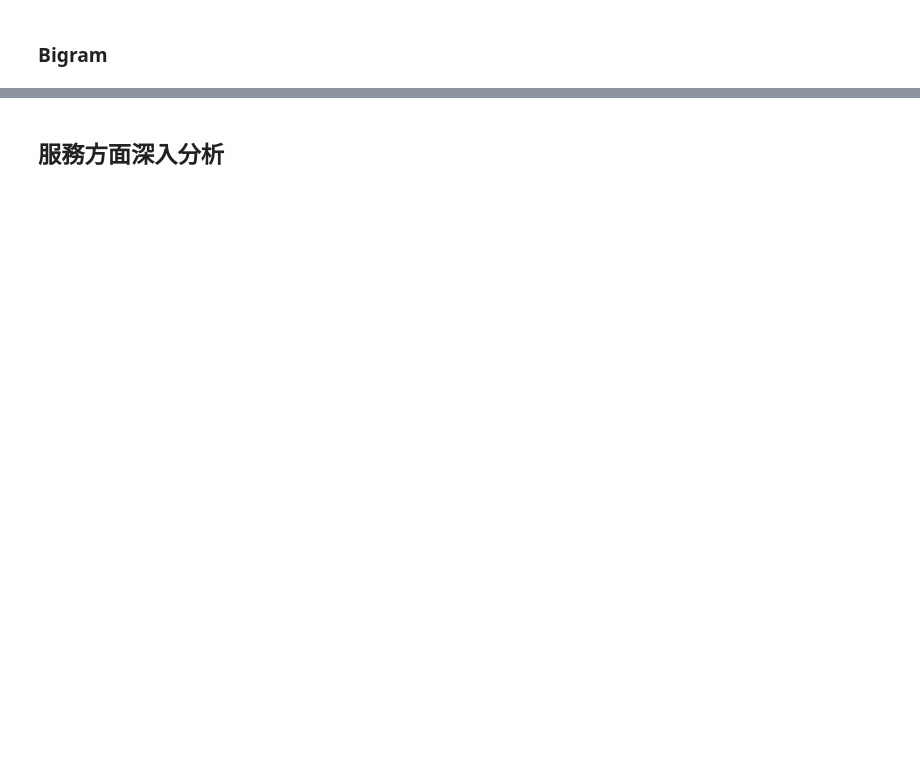
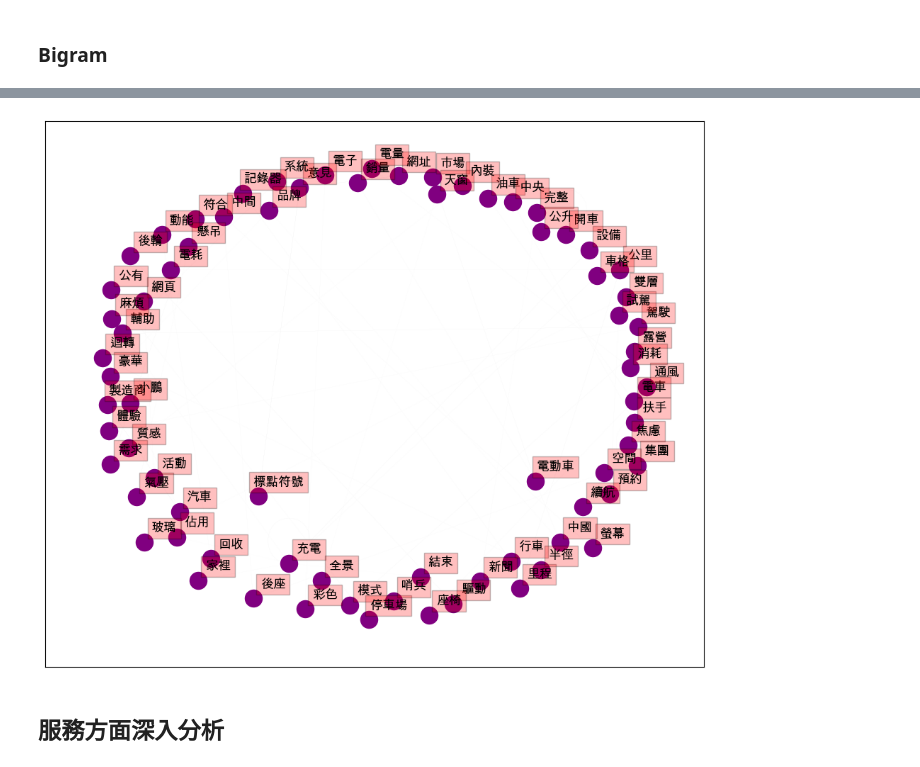
Before and after one commit to jerry791/SMA_project, a Jupyter notebook: project2.ipynb, the cells around one changed output, grey strips where cells are left out. Cells and saved outputs as stored; diff of their text form; code cells hidden in the pictures; blank space fills up the shorter version.

```diff
--- a/project2.ipynb
+++ b/project2.ipynb
@@ -447,0 +726,5 @@ Prefix dict has been built successfully.
+# %%
+bigramudist['word'] = bigramudist['word'].astype(str)
+# 使用FreqDist 取得 bigram 斷詞 與 bigram出現頻率
+bigramudist = FreqDist(bigramudist['word'].apply(lambda x: tuple(x.split(' '))))
+bigramudist.most_common(5)
@@ -447,0 +737,5 @@ Prefix dict has been built successfully.
+# %%
+# 建立bigram和count的dictionary
+# 這裡取最多的前50項
+d = {k:v for k,v in bigramudist.most_common(50)}
+d.items()
@@ -447,0 +744,12 @@ Prefix dict has been built successfully.
+# %%
+# Create network plot
+G = nx.Graph()
+
+# 建立 nodes 間的連結
+for k, v in [d][0].items():
+    print(k[0])
+    print(v)
+    G.add_edge(k[0], k[1], weight=v) # nodes：詞彙，weight：組合出現頻率
+
+# 取得edge權重
+weights = [w[2]['weight']*0.001 for w in  G.edges(data=True)]
@@ -448,2 +774,26 @@ Prefix dict has been built successfully.
+# %%
+fig, ax = plt.subplots(figsize=(12, 10))
+
+pos = nx.spring_layout(G, k=4)# k越大，斥力越小l;k越小，斥力越大
+
+# networks
+nx.draw_networkx(G, pos,
+                 font_size=16,
+                 width=weights,
+                 edge_color='grey',
+                 node_color='purple',
+                 with_labels = False,
+                 ax=ax)
+
+# 增加 labels
+for key, value in pos.items():
+    x, y = value[0]+.07, value[1]+.045
+    ax.text(x, y,
+            s=key,
+            bbox=dict(facecolor='red', alpha=0.25),
+            horizontalalignment='center', fontsize=13)
+plt.show()
+# %% [output]
+[figure, added]
 # %% [markdown]
 ## 服務方面深入分析
```
Also changed, not shown: parts of 31 cells of this notebook.
